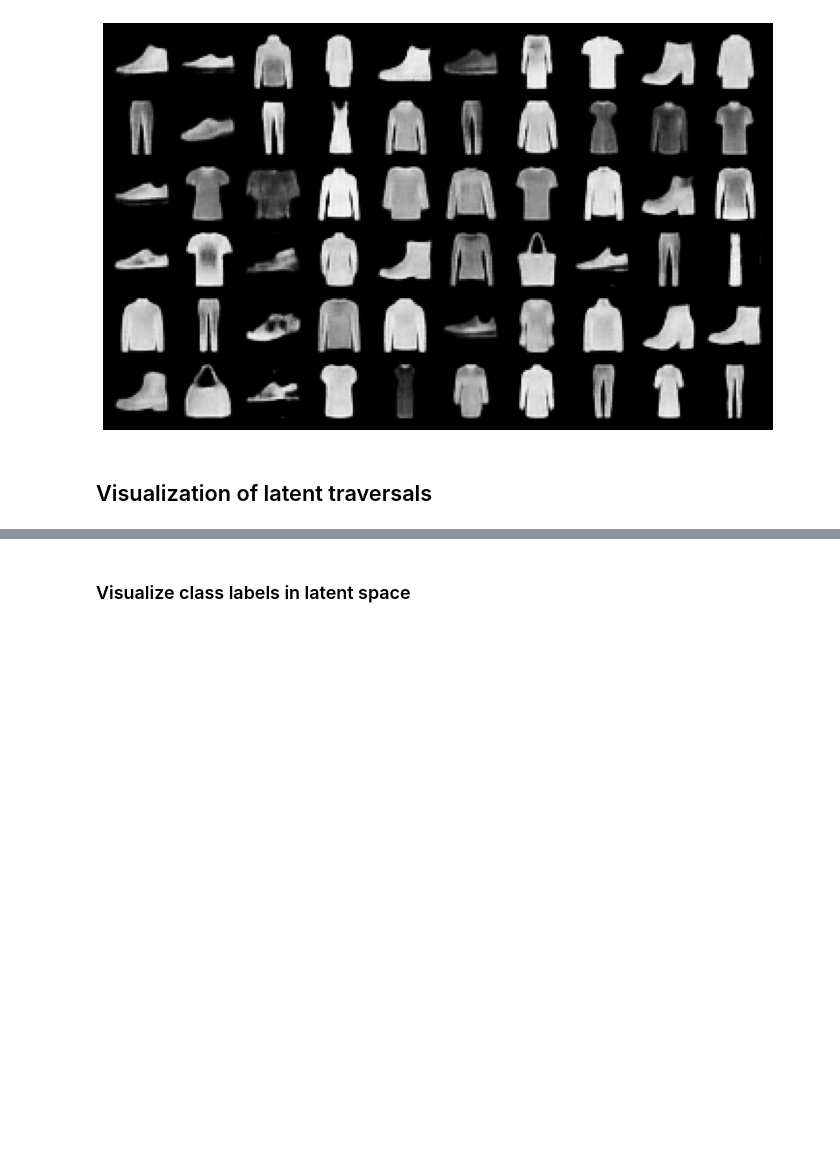
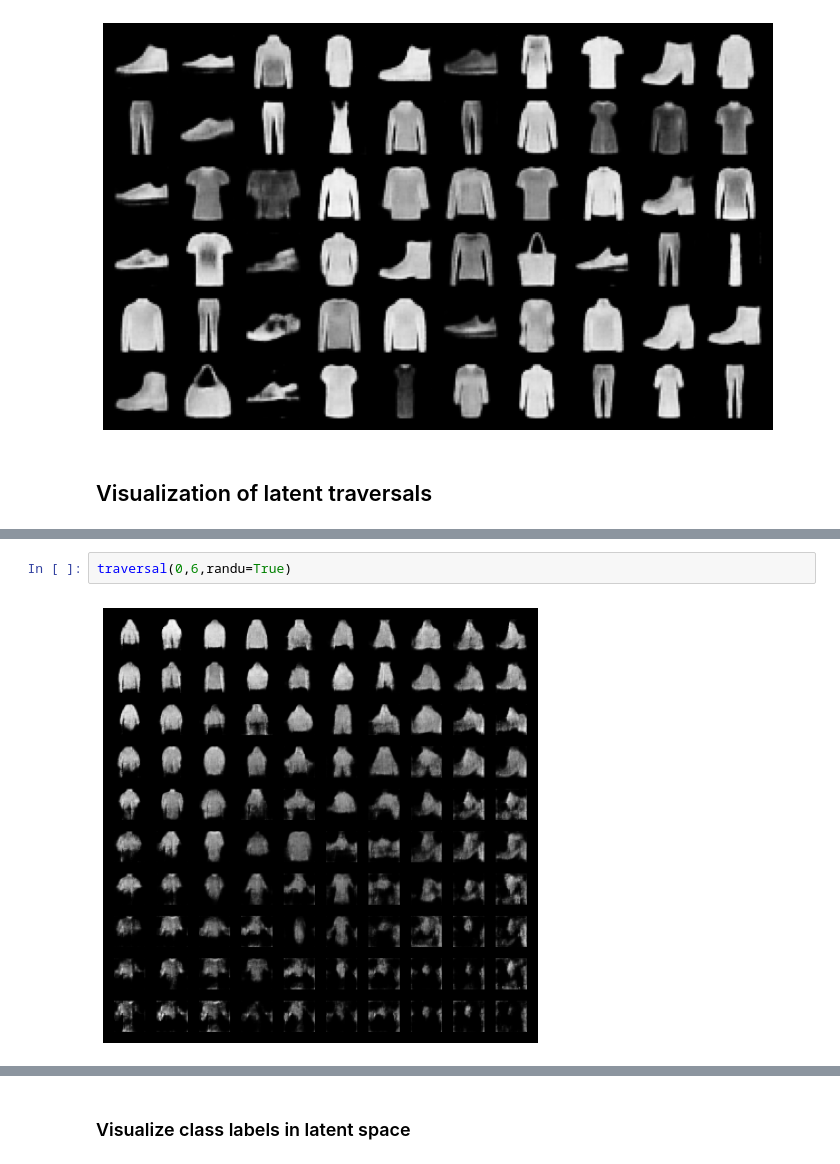
Before and after one commit to swang1112/DL_VL, a Jupyter notebook: Colab_Notebooks/Exercises5_2020.ipynb, the cells around one changed output, grey strips where cells are left out. Cells and saved outputs as stored; diff of their text form; blank space fills up the shorter version.

```diff
--- a/Colab_Notebooks/Exercises5_2020.ipynb
+++ b/Colab_Notebooks/Exercises5_2020.ipynb
@@ -612,0 +637,4 @@ An example is shown here:
+# %%
+traversal(0,6,randu=True)
+# %% [output]
+[figure, added]
```
Also changed, not shown: parts of 6 cells of this notebook.
